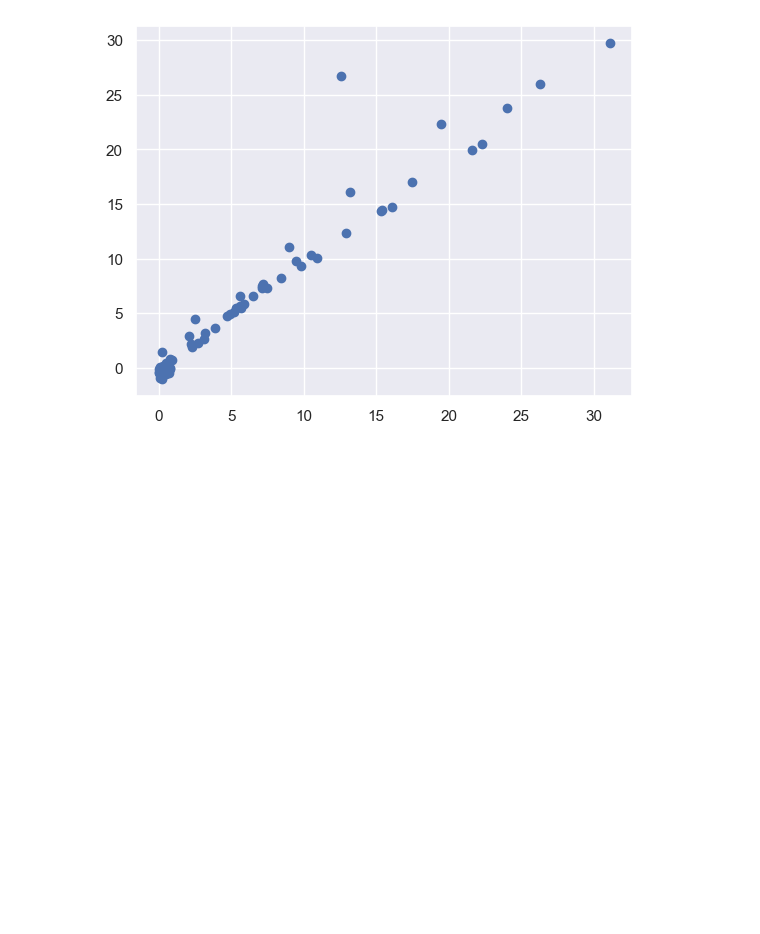
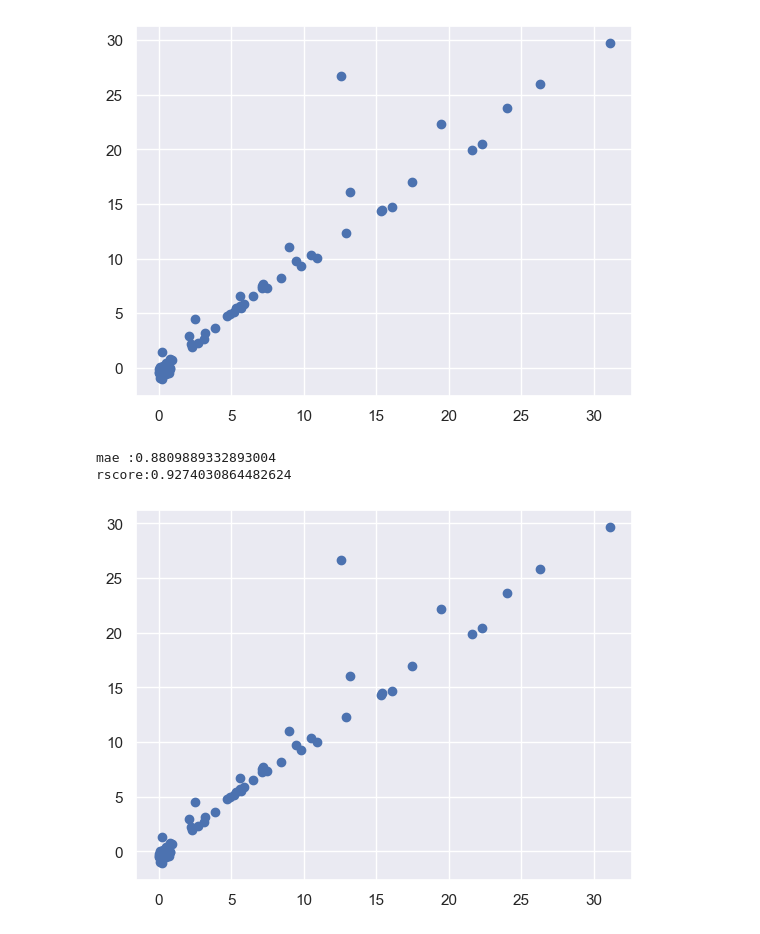
Before and after one commit to sanjip1203/Algerian-Forest-Fires-Dataset-anlysis-and-prediction, a Jupyter notebook: Model_Training.ipynb, the cells around one changed output. Cells and saved outputs as stored; diff of their text form; code cells hidden in the pictures; blank space fills up the shorter version.

```diff
--- a/Model_Training.ipynb
+++ b/Model_Training.ipynb
@@ -256,3 +353,18 @@ plt.show()
 mae :0.8773513226893257
 rscore:0.9264043521062867
 [figure]
+# %%
+from sklearn.linear_model import ElasticNetCV
+from sklearn.metrics import r2_score,mean_absolute_error
+elasticnetcv = ElasticNetCV(cv=5)
+elasticnetcv.fit(X_train_scaled,y_train)
+y_pred = elasticnetcv.predict(X_test_scaled)
+plt.scatter(y_test,y_pred)
+mae = mean_absolute_error(y_test,y_pred)
+rsore = r2_score(y_test,y_pred)
+print(f"mae :{mae} \nrscore:{rsore}")
+plt.show()
+# %% [output]
+mae :0.8809889332893004
+rscore:0.9274030864482624
+[figure, added]
```
Also changed, not shown: parts of 10 cells of this notebook.
